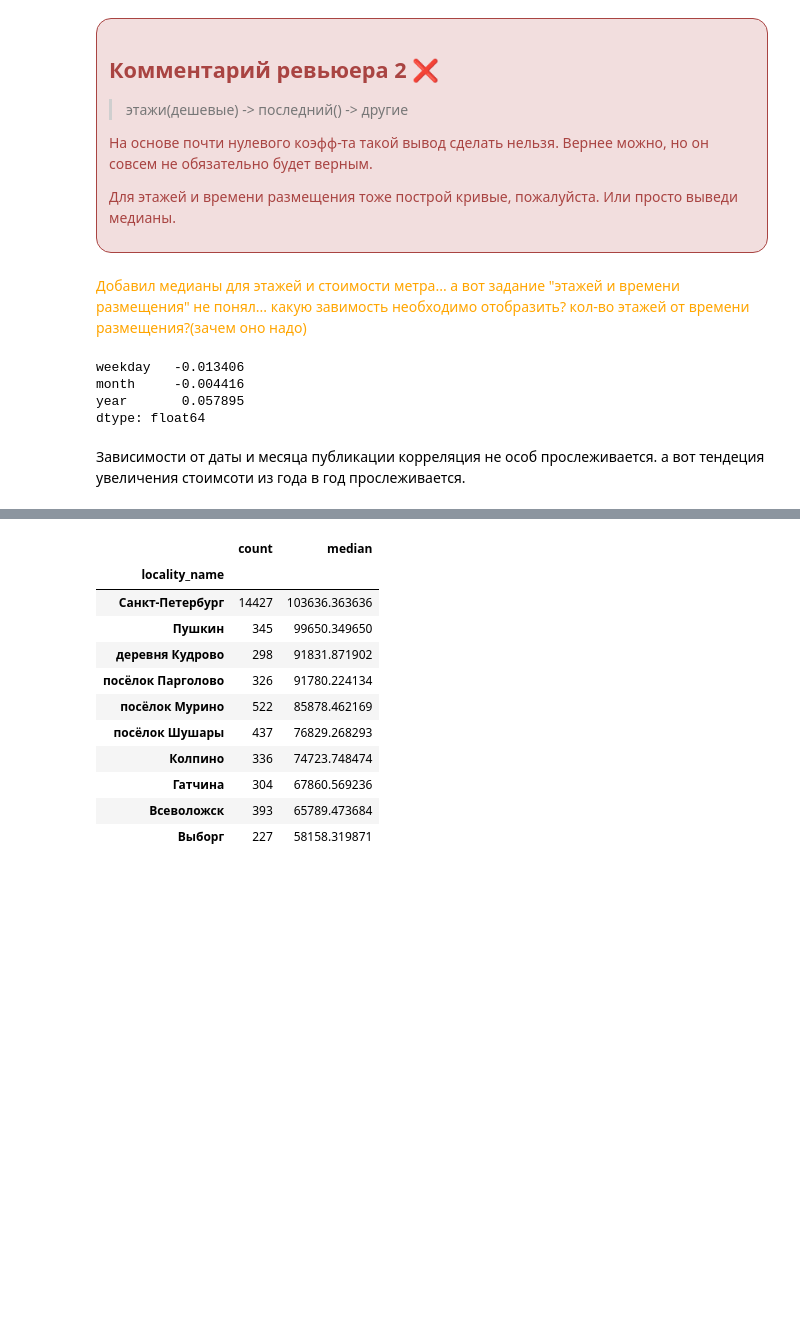
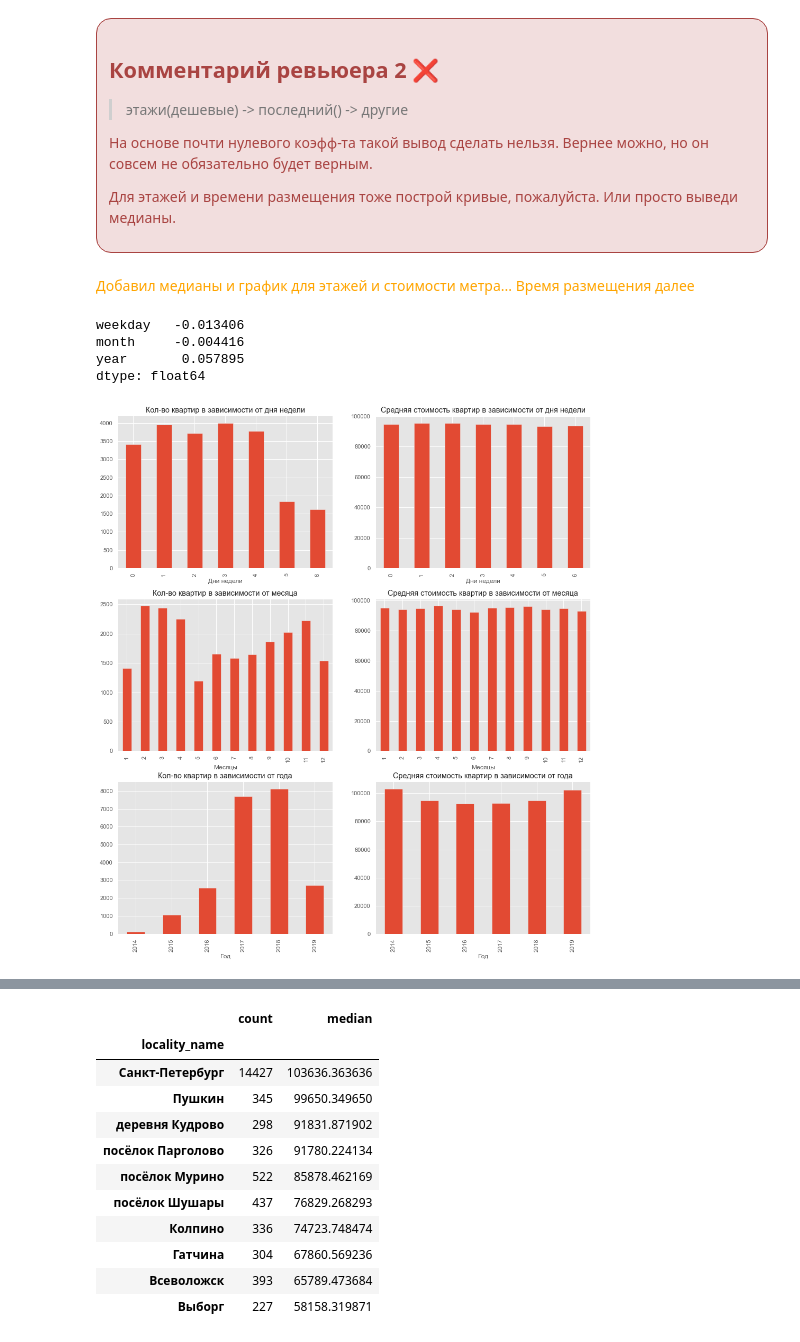
Before and after one commit to mangustik228/project_ds_3, a Jupyter notebook: project_3.ipynb, the cells around one changed output, grey strips where cells are left out. Drawn from its saved outputs; the diff is of its cells as text; code cells hidden in the pictures; blank space fills up the shorter version.

```diff
--- a/project_3.ipynb
+++ b/project_3.ipynb
@@ -807,7 +841,7 @@ dtype: float64
 
 Для этажей и времени размещения тоже построй кривые, пожалуйста. Или просто выведи медианы.</div>
 # %% [markdown]
-<span style="color:orange"> Добавил медианы для этажей и стоимости метра... а вот задание "этажей и времени размещения" не понял... какую завимость необходимо отобразить? кол-во этажей от времени размещения?(зачем оно надо)</span>
+<span style="color:orange"> Добавил медианы и график для этажей и стоимости метра... Время размещения далее</span>
 # %%
 df[['weekday', 'month', 'year']].corrwith(df.price_one_metr)
 # %% [output]
@@ -815,5 +849,25 @@ weekday   -0.013406
 month     -0.004416
 year       0.057895
 dtype: float64
-# %% [markdown]
-Зависимости от даты и месяца публикации корреляция не особ прослеживается. а вот тендеция увеличения стоимсоти из года в год прослеживается.
+# %%
+dictation = {
+    'weekday' : ('Дни недели', 'дня недели', 1),
+    'month' : ('Месяцы', 'месяца', 3),
+    'year' : ('Год','года', 5)
+}
+
+for couple in dictation:
+    # print(couple, dictation[couple][0])
+    plt.subplot(3, 2, dictation[couple][2])
+    df.groupby(couple)['price_one_metr'].count().plot(
+        kind='bar', xlabel=dictation[couple][0],
+        title=f'Кол-во квартир в зависимости от {dictation[couple][1]}',
+        figsize=(8,18))
+    plt.subplot(3, 2, dictation[couple][2]+1)
+    df.groupby(couple)['price_one_metr'].mean().plot(
+        kind='bar', xlabel=dictation[couple][0],
+        title=f'Средняя стоимость квартир в зависимости от {dictation[couple][1]}',
+        figsize=(16,18))
+plt.show()
+# %% [output]
+[figure, added]
```
Also changed, not shown: parts of 30 cells of this notebook.
